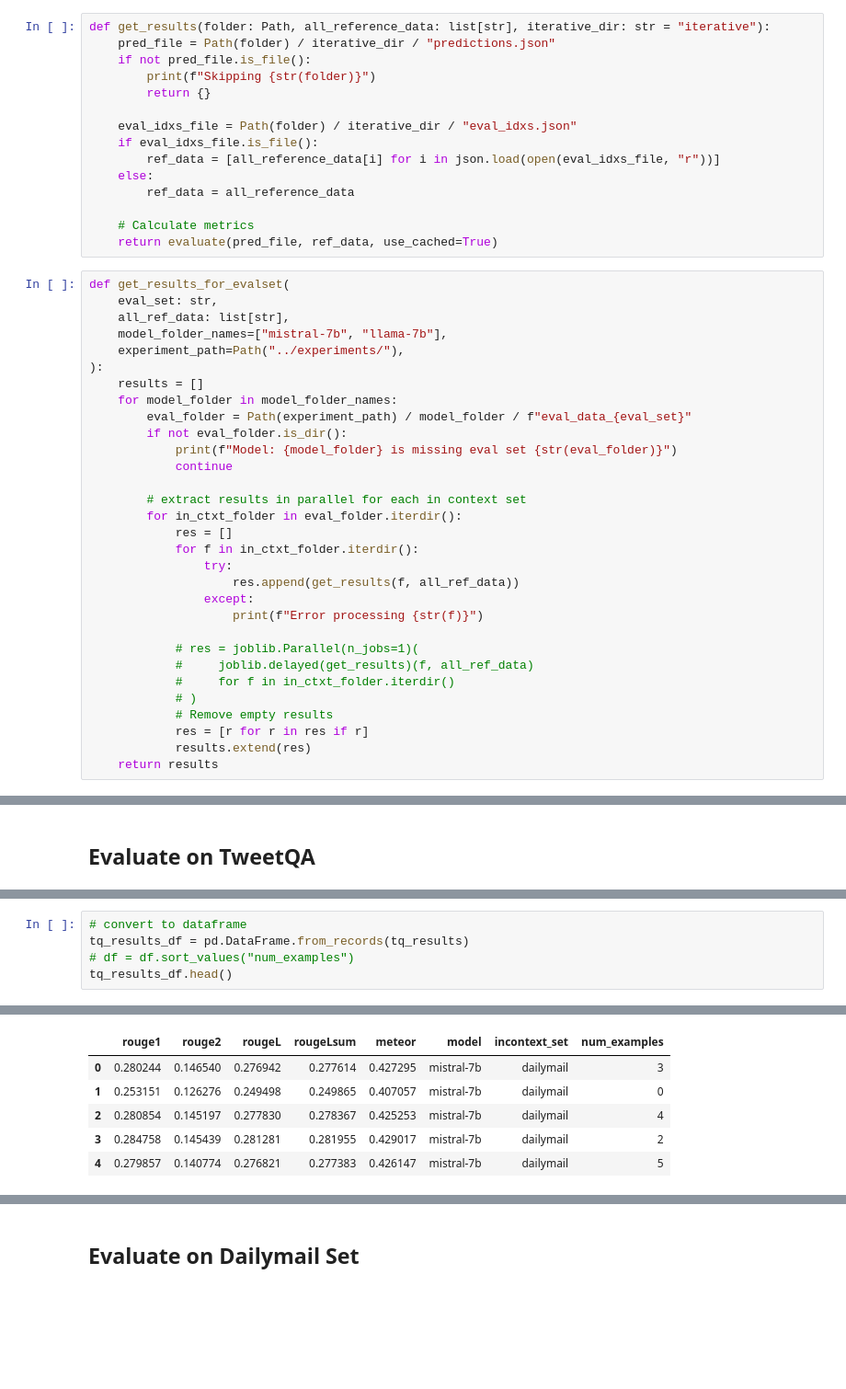
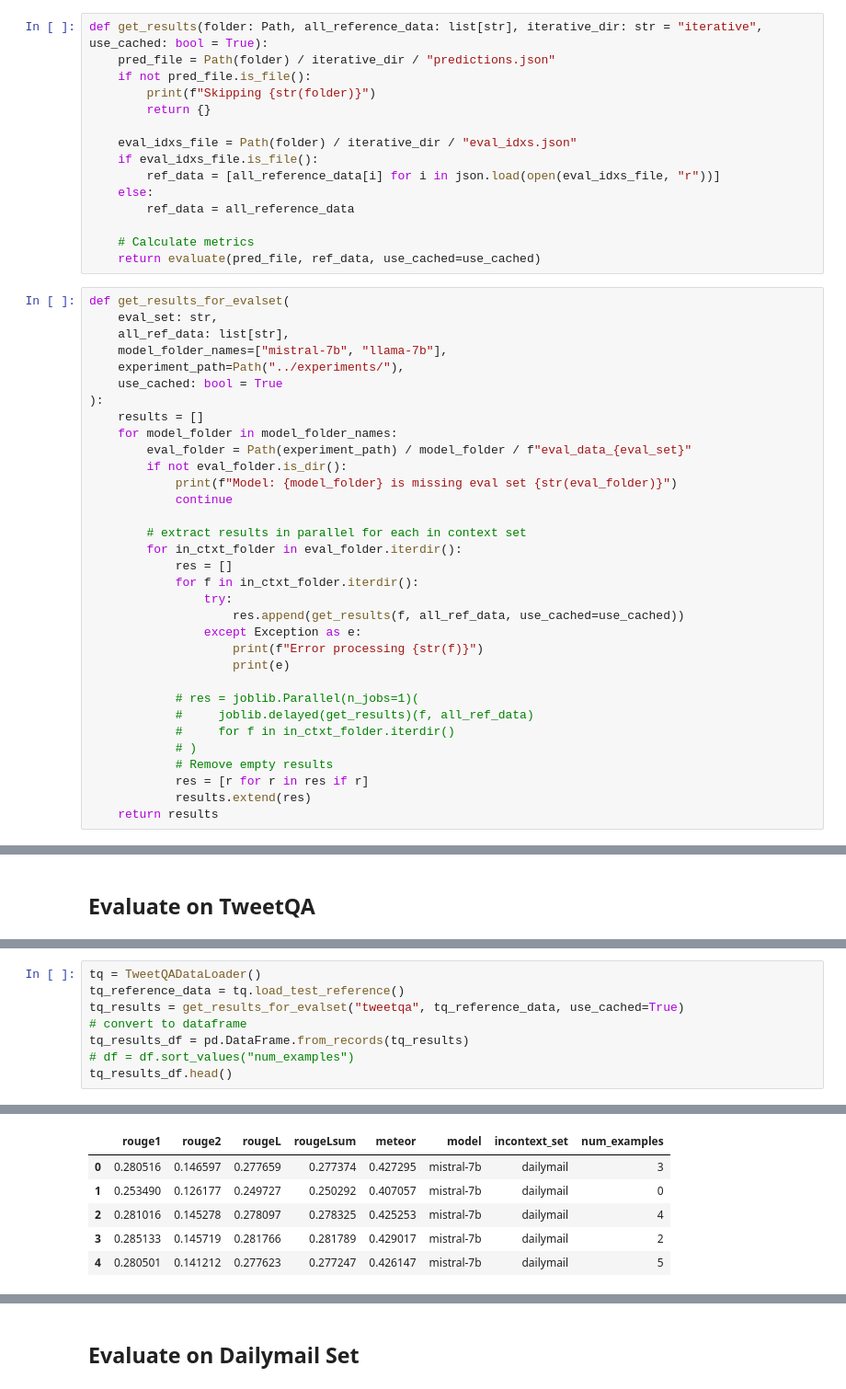
Before and after one commit to ivaxi0s/llm-task-switch, a Jupyter notebook: results/plot_rouge.ipynb, the cells around one changed output, grey strips where cells are left out. Shown at 92% size. Drawn from its saved outputs; the diff is of its cells as text; blank space fills up the shorter version.

```diff
--- a/results/plot_rouge.ipynb
+++ b/results/plot_rouge.ipynb
@@ -28,7 +28,7 @@ load_dotenv()
 # %% [output]
 True
 # %%
-def get_results(folder: Path, all_reference_data: list[str], iterative_dir: str = "iterative"):
+def get_results(folder: Path, all_reference_data: list[str], iterative_dir: str = "iterative", use_cached: bool = True):
     pred_file = Path(folder) / iterative_dir / "predictions.json"
     if not pred_file.is_file():
         print(f"Skipping {str(folder)}")
@@ -41,13 +41,14 @@ def get_results(folder: Path, all_reference_data: list[str], iterative_dir: str
         ref_data = all_reference_data
 
     # Calculate metrics
-    return evaluate(pred_file, ref_data, use_cached=True)
+    return evaluate(pred_file, ref_data, use_cached=use_cached)
 # %%
 def get_results_for_evalset(
     eval_set: str,
     all_ref_data: list[str],
     model_folder_names=["mistral-7b", "llama-7b"],
     experiment_path=Path("../experiments/"),
+    use_cached: bool = True
 ):
     results = []
     for model_folder in model_folder_names:
@@ -61,9 +62,10 @@ def get_results_for_evalset(
             res = []
             for f in in_ctxt_folder.iterdir():
                 try:
-                    res.append(get_results(f, all_ref_data))
-                except:
+                    res.append(get_results(f, all_ref_data, use_cached=use_cached))
+                except Exception as e:
                     print(f"Error processing {str(f)}")
+                    print(e)
 
             # res = joblib.Parallel(n_jobs=1)(
             #     joblib.delayed(get_results)(f, all_ref_data)
@@ -106,4 +105,7 @@ Skipping ../experiments/llama-7b/eval_data_tweetqa/incontext_data_rotten_tomatoe
 # %%
+tq = TweetQADataLoader()
+tq_reference_data = tq.load_test_reference()
+tq_results = get_results_for_evalset("tweetqa", tq_reference_data, use_cached=True)
 # convert to dataframe
 tq_results_df = pd.DataFrame.from_records(tq_results)
 # df = df.sort_values("num_examples")
@@ -112,6 +126,6 @@ tq_results_df.head()
 |  | rouge1 | rouge2 | rougeL | rougeLsum | meteor | model | incontext_set | num_examples |
-| 0 | 0.280244 | 0.146540 | 0.276942 | 0.277614 | 0.427295 | mistral-7b | dailymail | 3 |
-| 1 | 0.253151 | 0.126276 | 0.249498 | 0.249865 | 0.407057 | mistral-7b | dailymail | 0 |
-| 2 | 0.280854 | 0.145197 | 0.277830 | 0.278367 | 0.425253 | mistral-7b | dailymail | 4 |
-| 3 | 0.284758 | 0.145439 | 0.281281 | 0.281955 | 0.429017 | mistral-7b | dailymail | 2 |
-| 4 | 0.279857 | 0.140774 | 0.276821 | 0.277383 | 0.426147 | mistral-7b | dailymail | 5 |
+| 0 | 0.280516 | 0.146597 | 0.277659 | 0.277374 | 0.427295 | mistral-7b | dailymail | 3 |
+| 1 | 0.253490 | 0.126177 | 0.249727 | 0.250292 | 0.407057 | mistral-7b | dailymail | 0 |
+| 2 | 0.281016 | 0.145278 | 0.278097 | 0.278325 | 0.425253 | mistral-7b | dailymail | 4 |
+| 3 | 0.285133 | 0.145719 | 0.281766 | 0.281789 | 0.429017 | mistral-7b | dailymail | 2 |
+| 4 | 0.280501 | 0.141212 | 0.277623 | 0.277247 | 0.426147 | mistral-7b | dailymail | 5 |
```
Also changed, not shown: parts of 35 cells of this notebook.
